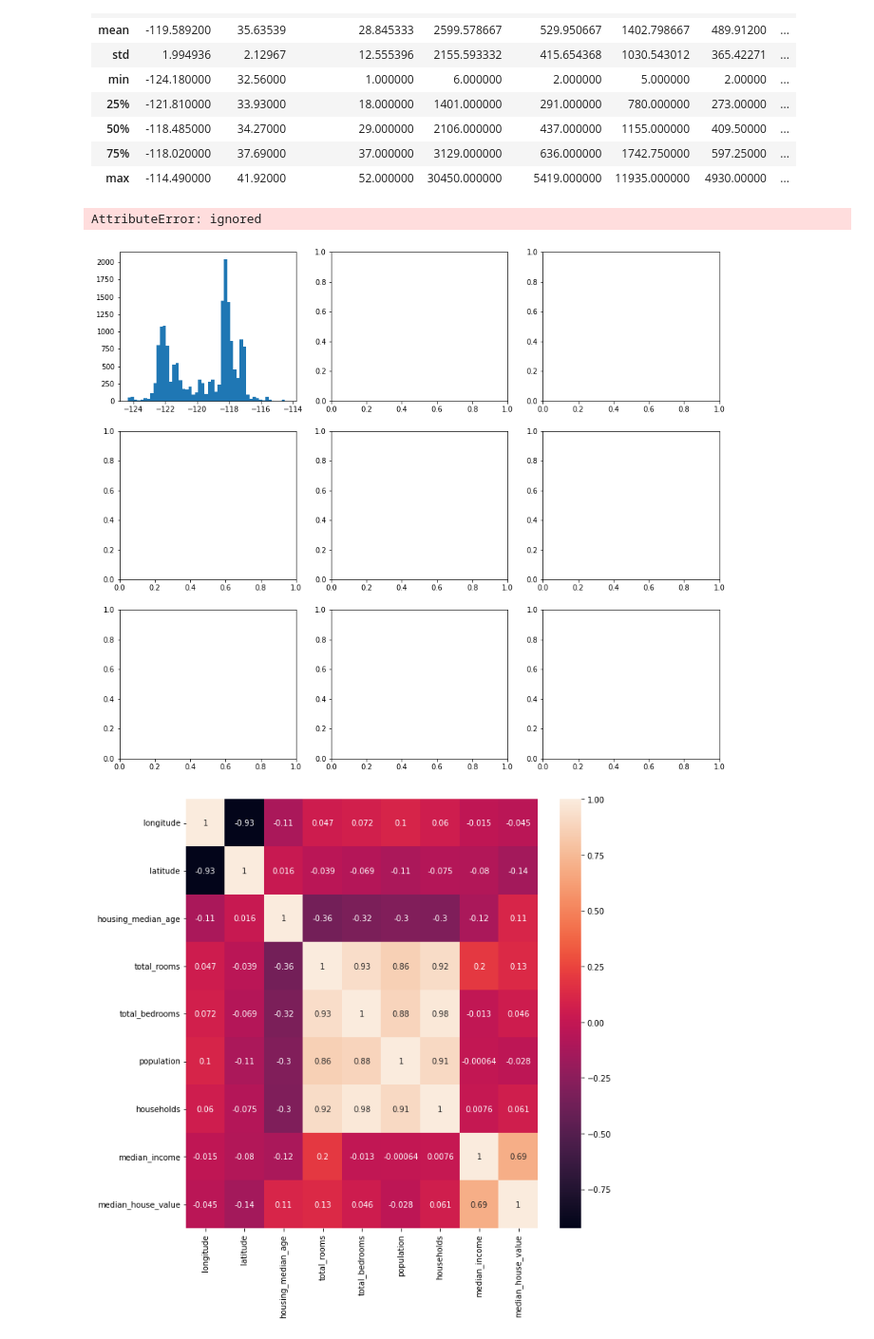
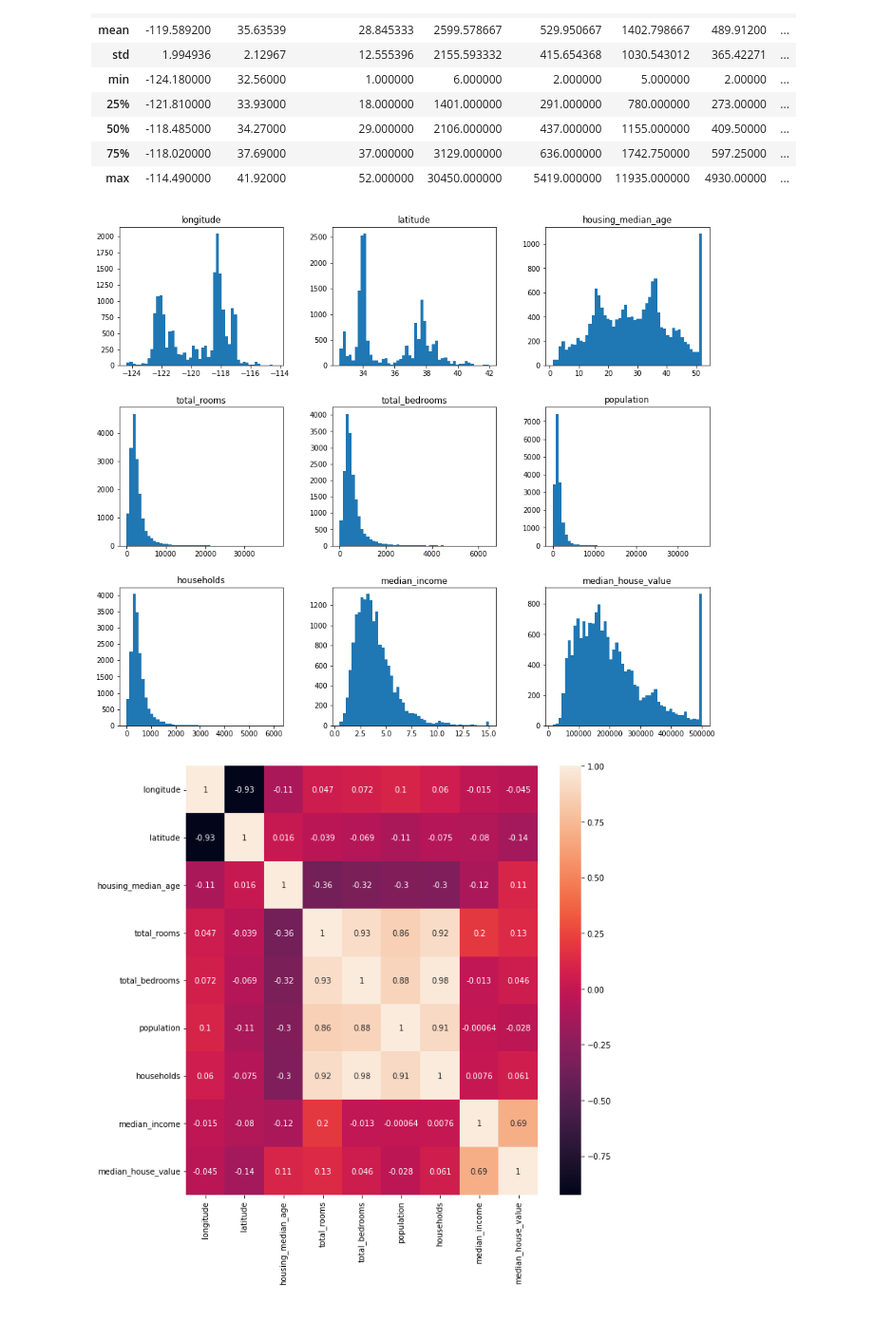
Before and after one commit to k0ngmin/Co-FOSS, a Jupyter notebook: OSS실습.ipynb, the cells around one changed output. Shown: that part at 95% size. Saved outputs shown, nothing was run; the diff lists cells and outputs as text; code cells hidden in the pictures.

```diff
--- a/OSS실습.ipynb
+++ b/OSS실습.ipynb
@@ -40,11 +40,10 @@ test.describe()
 | 75% | -118.020000 | 37.69000 | 37.000000 | 3129.000000 | 636.000000 | 1742.750000 | 597.25000 | ... |
 | max | -114.490000 | 41.92000 | 52.000000 | 30450.000000 | 5419.000000 | 11935.000000 | 4930.00000 | ... |
 # %%
-train.hist(figsize=(15,13),gird=False,bins=50)
+train.hist(figsize=(15,13),grid=False,bins=50)
 plt.show()
 # %% [output]
-AttributeError: ignored
-[figure, old version]
+[figure, new version]
 # %%
 correlation = train.corr()
 # %%
```
